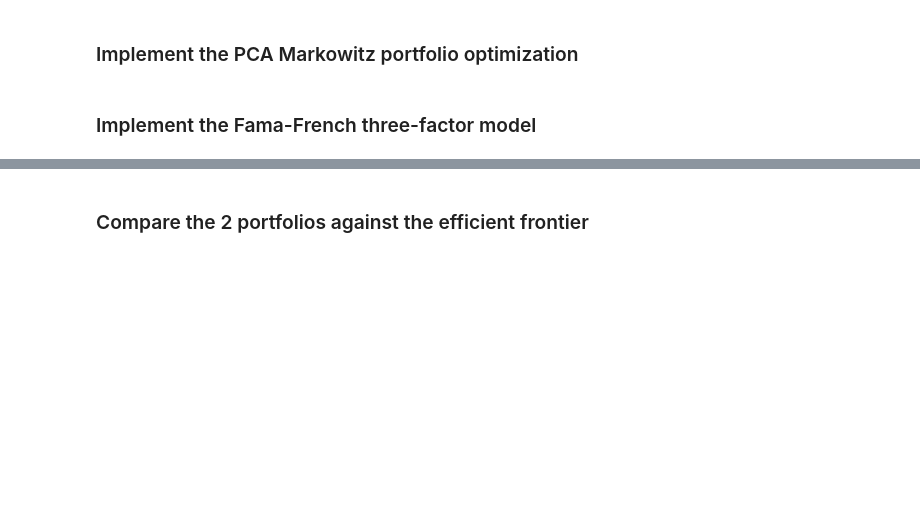
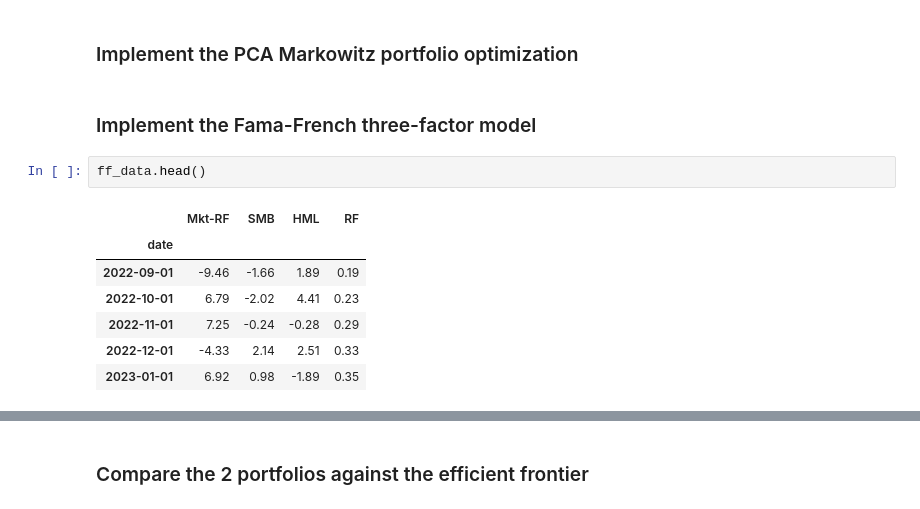
Before and after one commit to donnafaithhh/Fama-Markowitz-Mini-Project, a Jupyter notebook: mini project.ipynb, the cells around one changed output, grey strips where cells are left out. Cells and saved outputs as stored; diff of their text form; blank space fills up the shorter version.

```diff
--- a/mini project.ipynb
+++ b/mini project.ipynb
@@ -203,3 +210,13 @@ ff_data
 ### Implement the PCA Markowitz portfolio optimization
 # %% [markdown]
 ### Implement the Fama-French three-factor model
+# %%
+ff_data.head()
+# %% [output]
+|  | Mkt-RF | SMB | HML | RF |
+| date |  |  |  |  |
+| 2022-09-01 | -9.46 | -1.66 | 1.89 | 0.19 |
+| 2022-10-01 | 6.79 | -2.02 | 4.41 | 0.23 |
+| 2022-11-01 | 7.25 | -0.24 | -0.28 | 0.29 |
+| 2022-12-01 | -4.33 | 2.14 | 2.51 | 0.33 |
+| 2023-01-01 | 6.92 | 0.98 | -1.89 | 0.35 |
```
Also changed, not shown: parts of 4 cells of this notebook.
